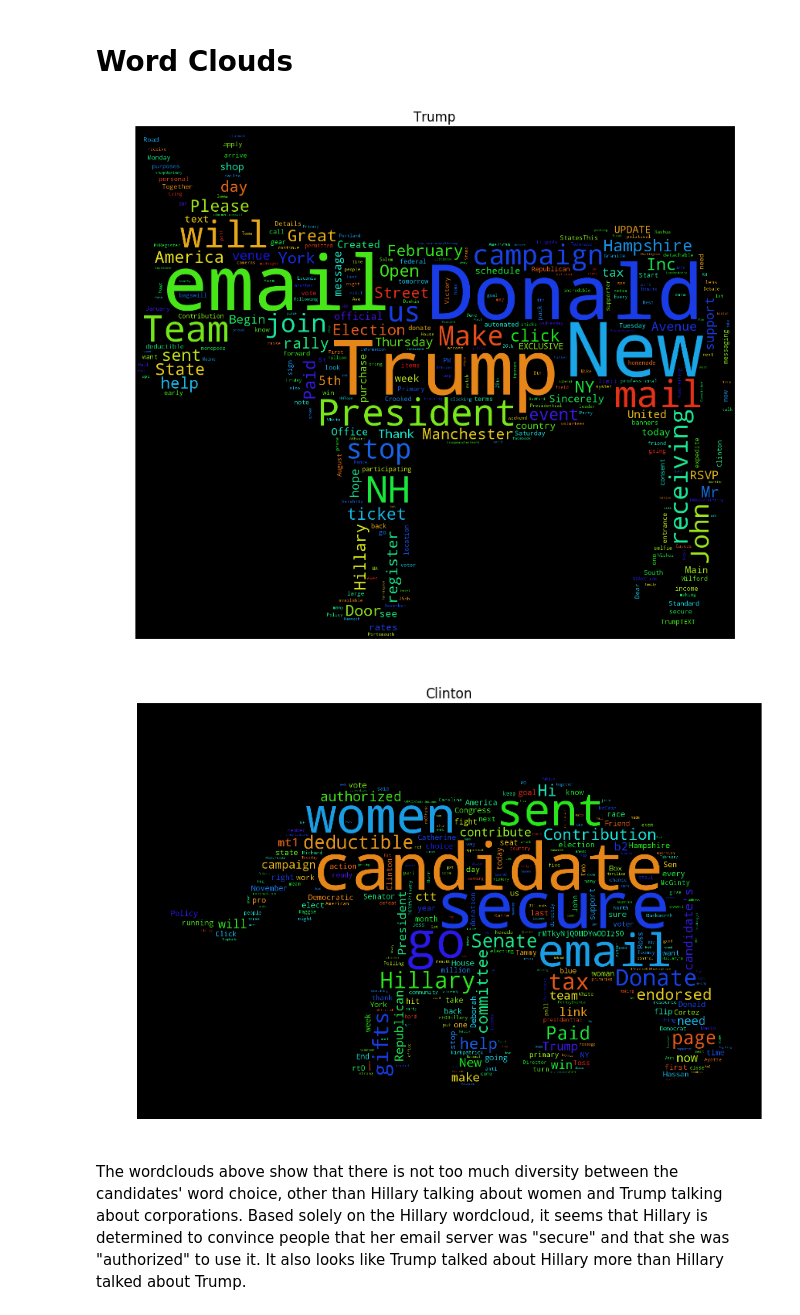
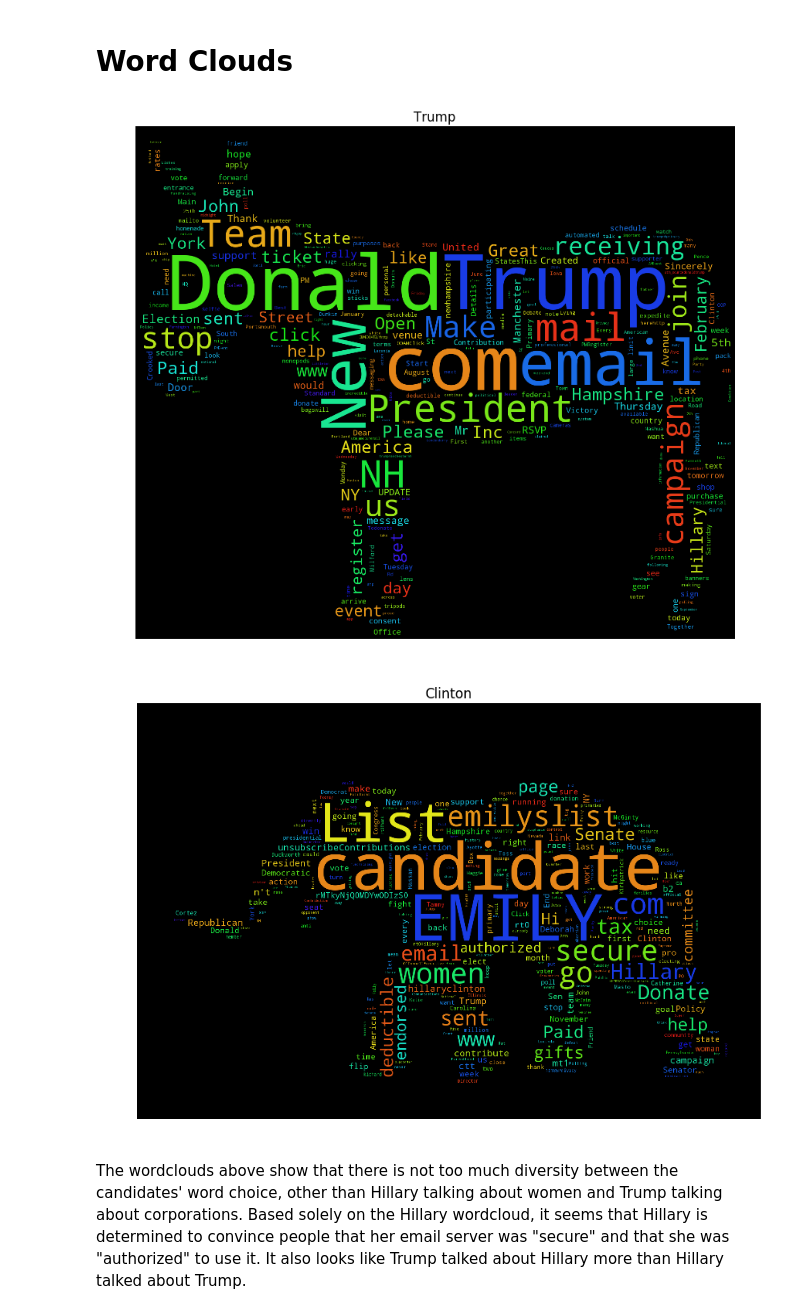
Before and after one commit to jkerfs/VoterEmailAnalysis, a Jupyter notebook: ExperimentalInsights.ipynb, the cells around one changed output. Saved outputs shown, nothing was run; the diff lists cells and outputs as text; code cells hidden in the pictures.

```diff
--- a/ExperimentalInsights.ipynb
+++ b/ExperimentalInsights.ipynb
@@ -184,44 +134,32 @@ Ex: https://bl.ocks.org/mbostock/4062045
 # %%
 from PIL import Image
 from os import path
 import random
 from wordcloud import WordCloud, STOPWORDS
 
 useless_words = ["donaldjtrump", "eventbrite", "10022This", "98xjsmith", "org",\
                  "unsubscribe", "donaldtrump", "Inc725", "http", "https","nationbuilder", \
                  "gmail", "TrumpTEXT", "EXCLUSIVE", "EMILY's", "emilys" "emilyslist"]
-stopwords = set(sw)
-for word in useless_words: stopwords.add(word)
+stopwords = set(nltk.corpus.stopwords.words("english") + useless_words)
 
 
-mask = np.array(Image.open("wordcloud/donkey.jpg"))
+def show_wordCloud(img, candidate):
+    mask = np.array(Image.open(img))
 
-# We need to do some replacement here because it seems like
-# there is a bug in the wordcloud library causing it to not handle stopwords correctly.
-text = " ".join([message["body"].replace("10022This", "").replace("Inc725","").replace("newhampshire","")\
-                for message in data["Trump"]["messages"]])
+    text = " ".join([w for message in data[candidate]["messages"] \
+                     for w in nltk.word_tokenize(message["body"]) if w not in stopwords])
 
+    wc = WordCloud(max_words=300, mask=mask, stopwords=stopwords, margin=10,random_state=1).generate(text)
+    plt.figure(figsize=(10,10))
+    plt.axis("off")
+    plt.title(candidate)
+    plt.imshow(wc.to_array())
+    plt.show()
 
-wc = WordCloud(max_words=300, mask=mask, stopwords=stopwords, margin=10,random_state=1).generate(text)
-plt.figure(figsize=(10,10))
-plt.axis("off")
-plt.title("Trump")
-plt.imshow(wc.to_array())
-plt.show()
-
-
-mask = np.array(Image.open("wordcloud/elephant.jpg"))
-text = " ".join([message["body"].replace("emilyslist", "").replace("EMILY's", "").replace("List", "").replace("unsubscribe","").replace("hillaryclinton","")\
-                for message in data["Clinton"]["messages"]])
-
-wc = WordCloud(max_words=300, mask=mask, stopwords=stopwords, margin=10,random_state=1).generate(text)
-plt.figure(figsize=(10,10))
-plt.axis("off")
-plt.title("Clinton")
-plt.imshow(wc.to_array())
-plt.show()
+show_wordCloud("wordcloud/donkey.jpg", "Trump")
+show_wordCloud("wordcloud/elephant.jpg", "Clinton")
 # %% [output]
-[figure, old version]
+[figure, new version]
-[figure, old version]
+[figure, new version]
 # %% [markdown]
 The wordclouds above show that there is not too much diversity between the candidates' word choice, other than Hillary talking about women and Trump talking about corporations. Based solely on the Hillary wordcloud, it seems that Hillary is determined to convince people that her email server was "secure" and that she was "authorized" to use it. It also looks like Trump talked about Hillary more than Hillary talked about Trump.
```
Also changed, not shown: parts of 19 cells of this notebook.
